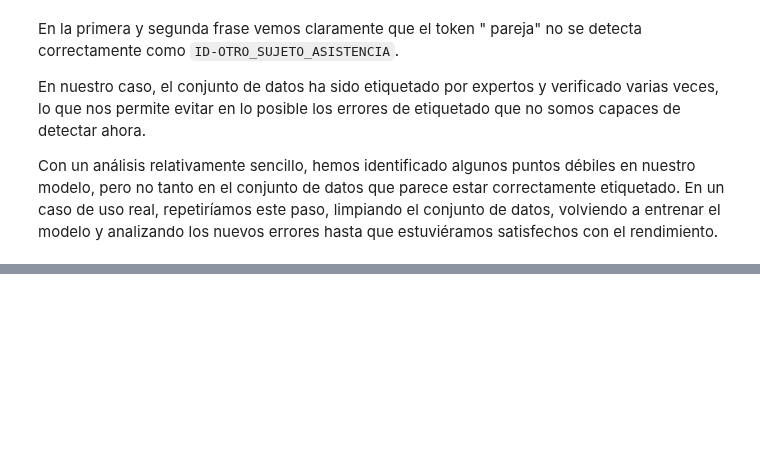
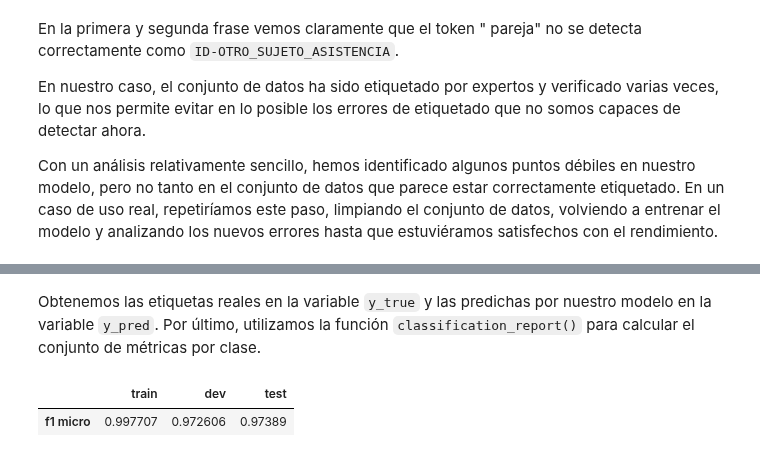
Before and after one commit to GuiGel/MedDocAn, a Jupyter notebook: cdti/meddocan/a_transformers.ipynb, the cells around one changed output, grey strips where cells are left out. Cells and saved outputs as stored; diff of their text form; code cells hidden in the pictures; blank space fills up the shorter version.

```diff
--- a/cdti/meddocan/a_transformers.ipynb
+++ b/cdti/meddocan/a_transformers.ipynb
@@ -1103,0 +1237,13 @@ Con un análisis relativamente sencillo, hemos identificado algunos puntos débi
+# %%
+ds = ds.map(lambda batch: predict(batch, model, xlmr_tokenizer), batched=True, batch_size=1)
+# %% [markdown]
+Obtenemos las etiquetas reales en la variable ``y_true`` y las predichas por nuestro modelo en la variable ``y_pred``. Por último, utilizamos la función ``classification_report()`` para calcular el conjunto de métricas por clase.
+# %%
+from seqeval.metrics import f1_score
+
+f1_dict = {split: f1_score(ds[split]["ner_tags_str"], ds[split]["predicted_label"]) for split in ds}
+f1 = pd.DataFrame.from_dict(f1_dict, orient="index", columns=["f1 micro"]).T
+f1
+# %% [output]
+|  | train | dev | test |
+| f1 micro | 0.997707 | 0.972606 | 0.97389 |
```
Also changed, not shown: parts of 24 cells of this notebook.
